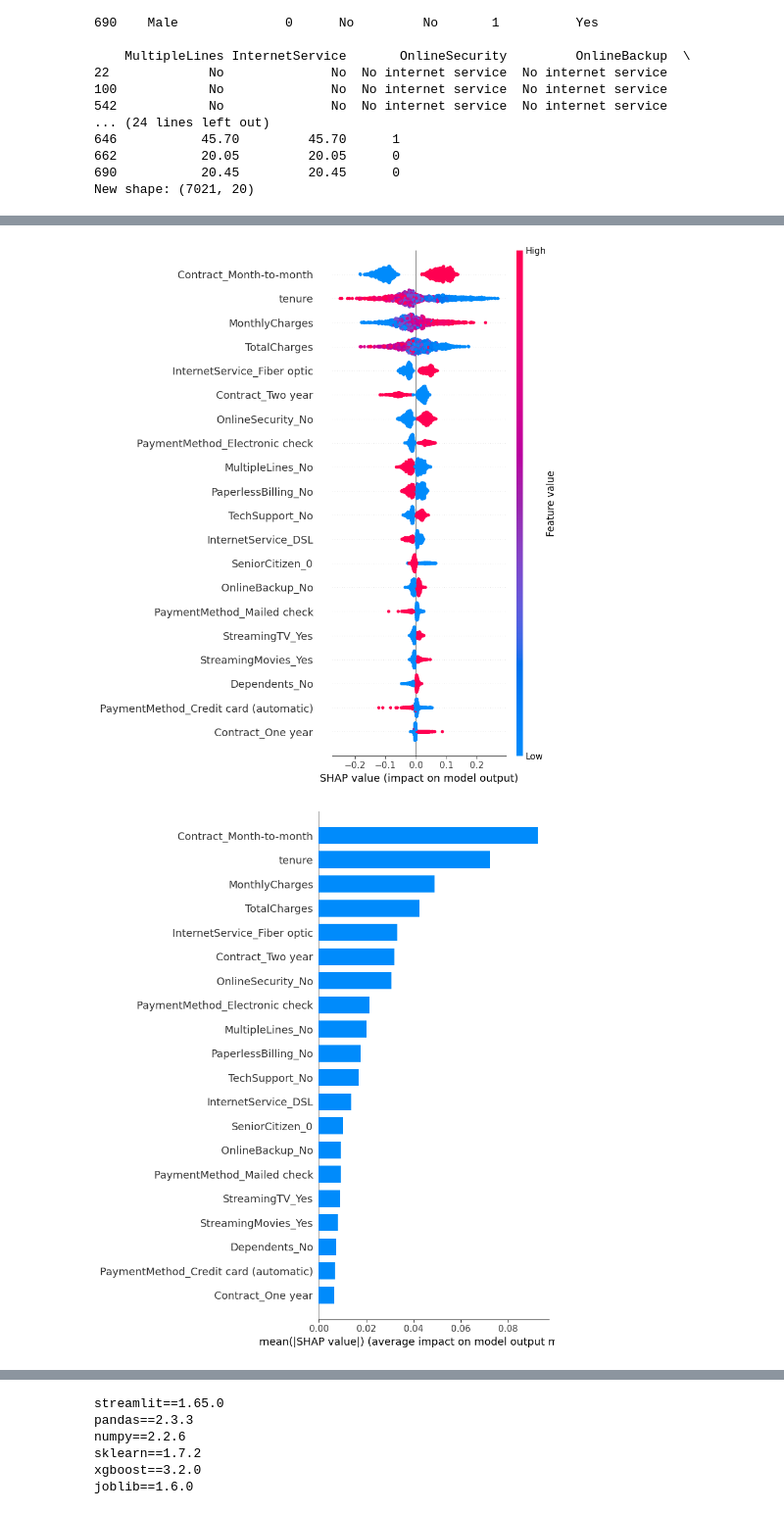
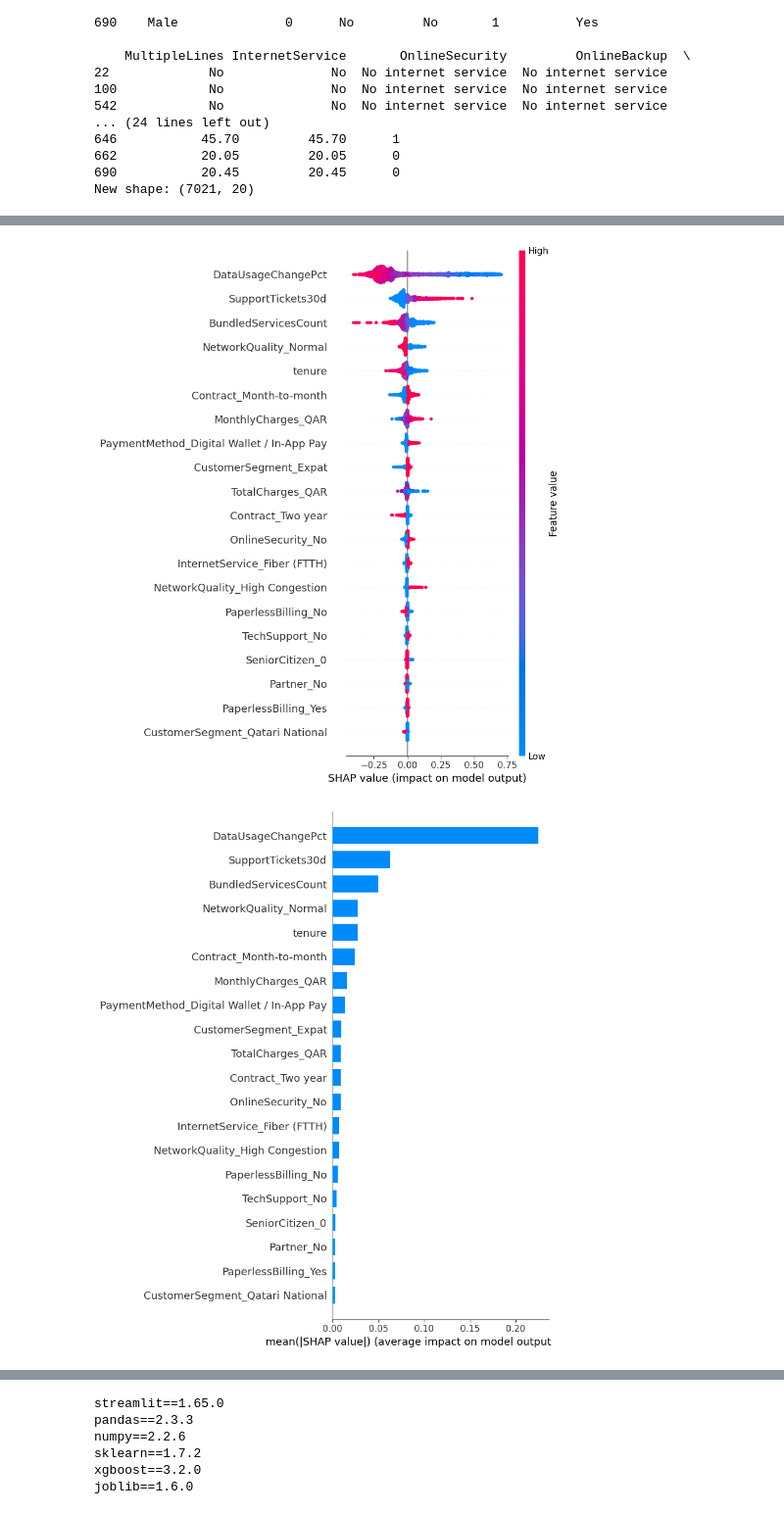
Before and after one commit to STALIN-Z/customer-churn-prediction, a Jupyter notebook: churn_prediction.ipynb, the cells around one changed output, grey strips where cells are left out. Shown at 98% size. Cells and saved outputs as stored; diff of their text form; code cells hidden in the pictures.

```diff
--- a/churn_prediction.ipynb
+++ b/churn_prediction.ipynb
@@ -4,7 +4,7 @@ import numpy as np
 import pandas as pd
 import seaborn as sns
 
-df = pd.read_csv("data/WA_Fn-UseC_-Telco-Customer-Churn.csv")
+df = pd.read_csv("C:/Users/fadhi/OneDrive/Desktop/Customer Chun Prediction/data/WA_Fn-UseC_-Telco-Customer-Churn.csv")
 print("Shape (rows, cols):", df.shape)
 print(df.info())
 print("\nChurn rate:")
@@ -110,7 +164,14 @@ X_train, X_test, y_train, y_test = train_test_split(
     X, y, test_size=0.2, stratify=y, random_state=42
 )
 
-num_cols = ["tenure", "MonthlyCharges", "TotalCharges"]
+num_cols = [
+    "tenure",
+    "MonthlyCharges_QAR",
+    "TotalCharges_QAR",
+    "DataUsageChangePct",
+    "SupportTickets30d",
+    "BundledServicesCount",
+]
 cat_cols = [c for c in X.columns if c not in num_cols]
 
 pre = ColumnTransformer(
@@ -229,14 +290,25 @@ weighted avg       0.80      0.73      0.75      1405
 # %%
-explainer = shap.Explainer(xgb.named_steps["model"].predict_proba, Xt)
+import shap
+
+# 1. Transform X_test and extract clean feature names
+Xt = xgb.named_steps["pre"].transform(X_test)
+raw_feat = xgb.named_steps["pre"].get_feature_names_out()
+feat = [f.replace("num__", "").replace("cat__", "") for f in raw_feat]
+
+# 2. Compute SHAP values using a background sample for speed
+bg = Xt[:100]
+explainer = shap.Explainer(xgb.named_steps["model"].predict_proba, bg)
 sv_all = explainer(Xt)
+
 # Class 1 (Churn) SHAP values
 sv_churn = sv_all.values[:, :, 1]
 
+# 3. Plot beeswarm summary and feature importance bar chart
 shap.summary_plot(sv_churn, Xt, feature_names=feat)
 shap.summary_plot(sv_churn, Xt, feature_names=feat, plot_type="bar")
 # %% [output]
-[figure, old version]
+[figure, new version]
-[figure, old version]
+[figure, new version]
 # %%
 test = X_test.copy()
 test["churn_prob"] = p_test
```
Also changed, not shown: parts of 7 cells of this notebook.
